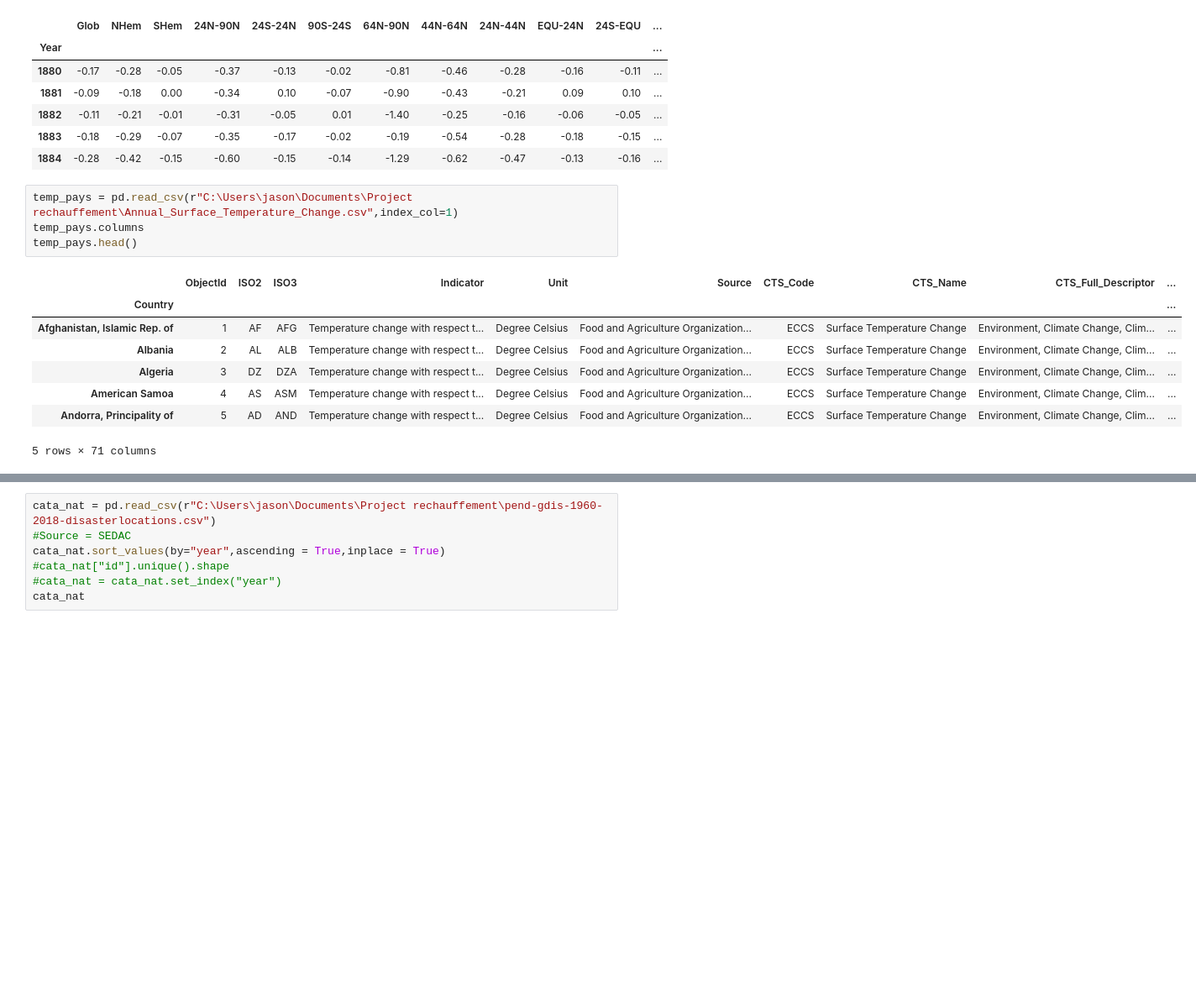
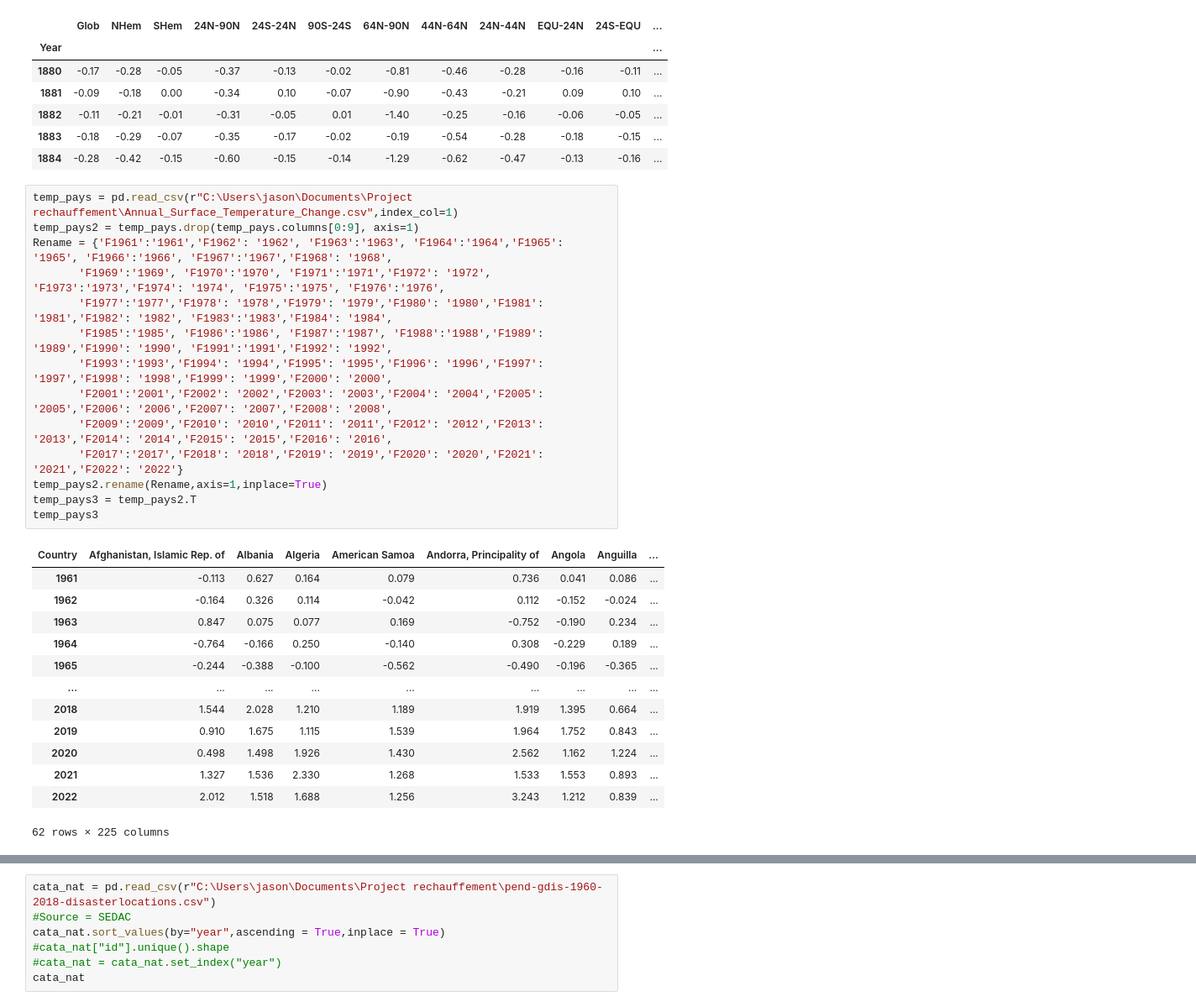
Before and after one commit to JasonFrai/projet_rechauffement_cda, a Jupyter notebook: Etude_par_pays.ipynb, the cells around one changed output, grey strips where cells are left out. Shown: that part at 84% size. Drawn from its saved outputs; the diff is of its cells as text; blank space fills up the shorter version.

```diff
--- a/Etude_par_pays.ipynb
+++ b/Etude_par_pays.ipynb
@@ -16,15 +16,30 @@ df_global.head()
 | 1884 | -0.28 | -0.42 | -0.15 | -0.60 | -0.15 | -0.14 | -1.29 | -0.62 | -0.47 | -0.13 | -0.16 | ... |
 # %%
 temp_pays = pd.read_csv(r"C:\Users\jason\Documents\Project rechauffement\Annual_Surface_Temperature_Change.csv",index_col=1)
-temp_pays.columns
-temp_pays.head()
+temp_pays2 = temp_pays.drop(temp_pays.columns[0:9], axis=1)
+Rename = {'F1961':'1961','F1962': '1962', 'F1963':'1963', 'F1964':'1964','F1965': '1965', 'F1966':'1966', 'F1967':'1967','F1968': '1968',
+       'F1969':'1969', 'F1970':'1970', 'F1971':'1971','F1972': '1972', 'F1973':'1973','F1974': '1974', 'F1975':'1975', 'F1976':'1976',
+       'F1977':'1977','F1978': '1978','F1979': '1979','F1980': '1980','F1981': '1981','F1982': '1982', 'F1983':'1983','F1984': '1984',
+       'F1985':'1985', 'F1986':'1986', 'F1987':'1987', 'F1988':'1988','F1989': '1989','F1990': '1990', 'F1991':'1991','F1992': '1992',
+       'F1993':'1993','F1994': '1994','F1995': '1995','F1996': '1996','F1997': '1997','F1998': '1998','F1999': '1999','F2000': '2000',
+       'F2001':'2001','F2002': '2002','F2003': '2003','F2004': '2004','F2005': '2005','F2006': '2006','F2007': '2007','F2008': '2008',
+       'F2009':'2009','F2010': '2010','F2011': '2011','F2012': '2012','F2013': '2013','F2014': '2014','F2015': '2015','F2016': '2016',
+       'F2017':'2017','F2018': '2018','F2019': '2019','F2020': '2020','F2021': '2021','F2022': '2022'}
+temp_pays2.rename(Rename,axis=1,inplace=True)
+temp_pays3 = temp_pays2.T
+temp_pays3
 # %% [output]
-|  | ObjectId | ISO2 | ISO3 | Indicator | Unit | Source | CTS_Code | CTS_Name | CTS_Full_Descriptor | ... |
-| Country |  |  |  |  |  |  |  |  |  | ... |
-| Afghanistan, Islamic Rep. of | 1 | AF | AFG | Temperature change with respect t... | Degree Celsius | Food and Agriculture Organization... | ECCS | Surface Temperature Change | Environment, Climate Change, Clim... | ... |
-| Albania | 2 | AL | ALB | Temperature change with respect t... | Degree Celsius | Food and Agriculture Organization... | ECCS | Surface Temperature Change | Environment, Climate Change, Clim... | ... |
-| Algeria | 3 | DZ | DZA | Temperature change with respect t... | Degree Celsius | Food and Agriculture Organization... | ECCS | Surface Temperature Change | Environment, Climate Change, Clim... | ... |
-| American Samoa | 4 | AS | ASM | Temperature change with respect t... | Degree Celsius | Food and Agriculture Organization... | ECCS | Surface Temperature Change | Environment, Climate Change, Clim... | ... |
-| Andorra, Principality of | 5 | AD | AND | Temperature change with respect t... | Degree Celsius | Food and Agriculture Organization... | ECCS | Surface Temperature Change | Environment, Climate Change, Clim... | ... |
+| Country | Afghanistan, Islamic Rep. of | Albania | Algeria | American Samoa | Andorra, Principality of | Angola | Anguilla | ... |
+| 1961 | -0.113 | 0.627 | 0.164 | 0.079 | 0.736 | 0.041 | 0.086 | ... |
+| 1962 | -0.164 | 0.326 | 0.114 | -0.042 | 0.112 | -0.152 | -0.024 | ... |
+| 1963 | 0.847 | 0.075 | 0.077 | 0.169 | -0.752 | -0.190 | 0.234 | ... |
+| 1964 | -0.764 | -0.166 | 0.250 | -0.140 | 0.308 | -0.229 | 0.189 | ... |
+| 1965 | -0.244 | -0.388 | -0.100 | -0.562 | -0.490 | -0.196 | -0.365 | ... |
+| ... | ... | ... | ... | ... | ... | ... | ... | ... |
+| 2018 | 1.544 | 2.028 | 1.210 | 1.189 | 1.919 | 1.395 | 0.664 | ... |
+| 2019 | 0.910 | 1.675 | 1.115 | 1.539 | 1.964 | 1.752 | 0.843 | ... |
+| 2020 | 0.498 | 1.498 | 1.926 | 1.430 | 2.562 | 1.162 | 1.224 | ... |
+| 2021 | 1.327 | 1.536 | 2.330 | 1.268 | 1.533 | 1.553 | 0.893 | ... |
+| 2022 | 2.012 | 1.518 | 1.688 | 1.256 | 3.243 | 1.212 | 0.839 | ... |
-5 rows × 71 columns
+62 rows × 225 columns
 # %%
```
Also changed, not shown: parts of 13 cells of this notebook.
